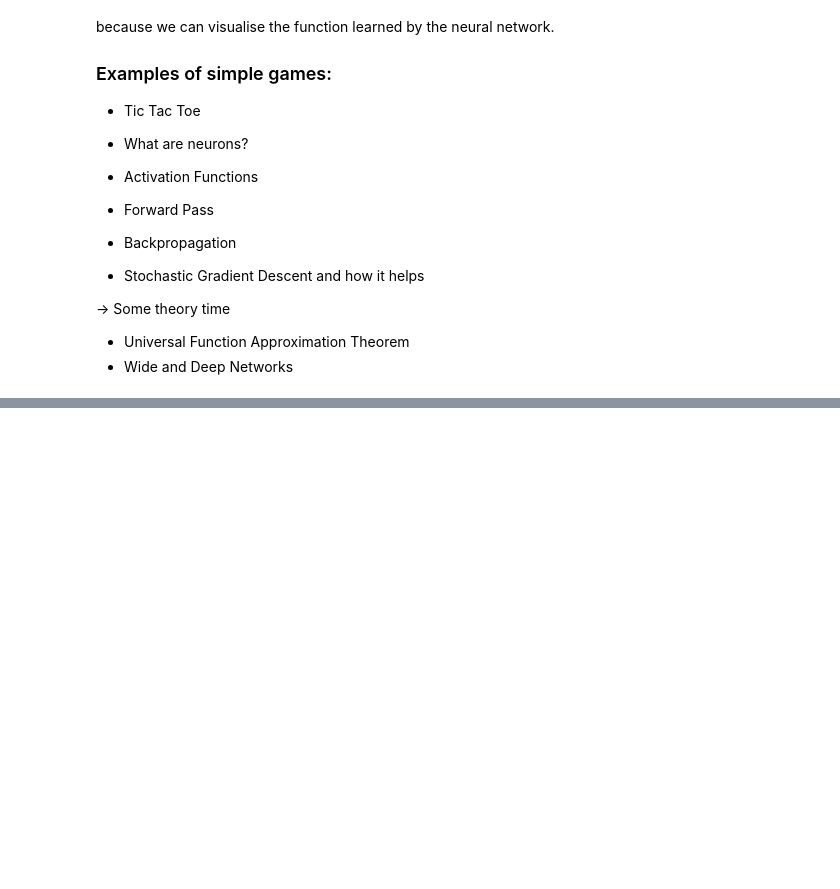
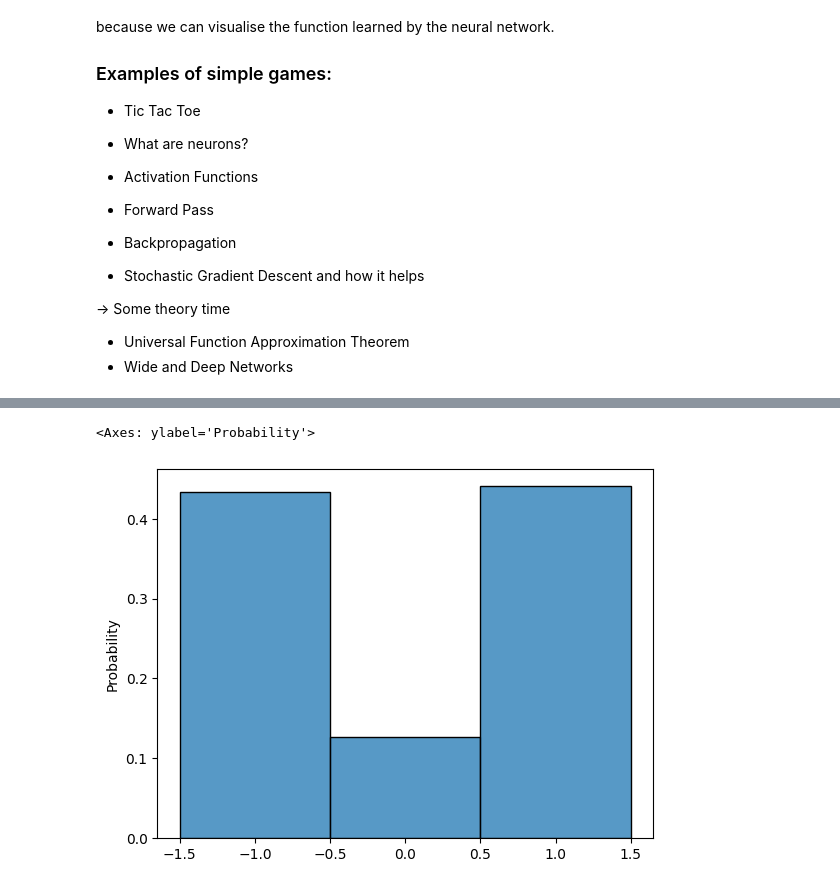
Before and after one commit to cryoTUD/ai4nanobiology, a Jupyter notebook: chapter_1.ipynb, the cells around one changed output, grey strips where cells are left out. Cells and saved outputs as stored; diff of their text form; code cells hidden in the pictures; blank space fills up the shorter version.

```diff
--- a/chapter_1.ipynb
+++ b/chapter_1.ipynb
@@ -46,0 +20,19 @@ all_user_inputs
+# %%
+input_clear_game_history = input("Clear game history? True/False or 1/0 or yes/no or y/n")
+if input_clear_game_history in ["True", "true", "1", "yes", "y"]:
+    clear_game_history = True
+elif input_clear_game_history in ["False", "false", "0", "no", "n"]:
+    clear_game_history = False
+else:
+    print("Invalid input!")
+    clear_game_history = None
+
+if clear_game_history:
+    if 'all_user_inputs' in locals():
+        print("Current game history is")
+        print(all_user_inputs)
+        all_user_inputs = []
+        print("Cleared!")
+    else:
+        print("Nothing to clear!")
+        all_user_inputs = []
@@ -46,0 +117,11 @@ all_user_inputs
+# %%
+from tqdm import tqdm
+
+list_of_who_won = []
+list_of_first_player_won = []
+list_of_next_moves = []
+for i in tqdm(range(10000)):
+    who_won, all_user_inputs, first_player_won = run_random_game(verbose=False)
+    list_of_who_won.append(who_won)
+    list_of_first_player_won.append(first_player_won)
+    list_of_next_moves.append([(x[0], x[2]) for x in all_user_inputs])  # Store only game states
@@ -46,0 +147,7 @@ all_user_inputs
+# %%
+import seaborn as sns
+
+sns.histplot(list_of_who_won, discrete=True, stat="probability")
+# %% [output]
+<Axes: ylabel='Probability'>
+[figure, added]
```
Also changed, not shown: parts of 21 cells of this notebook, 2 other files.
